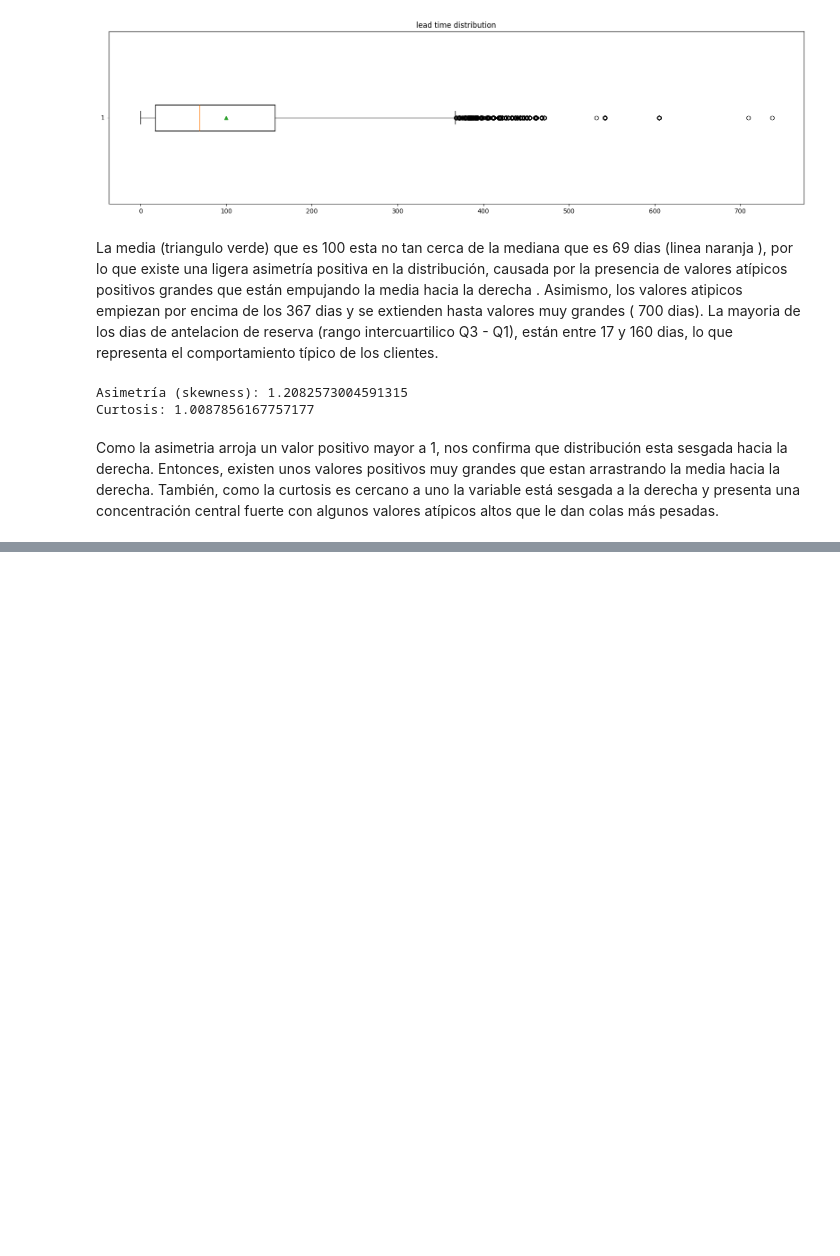
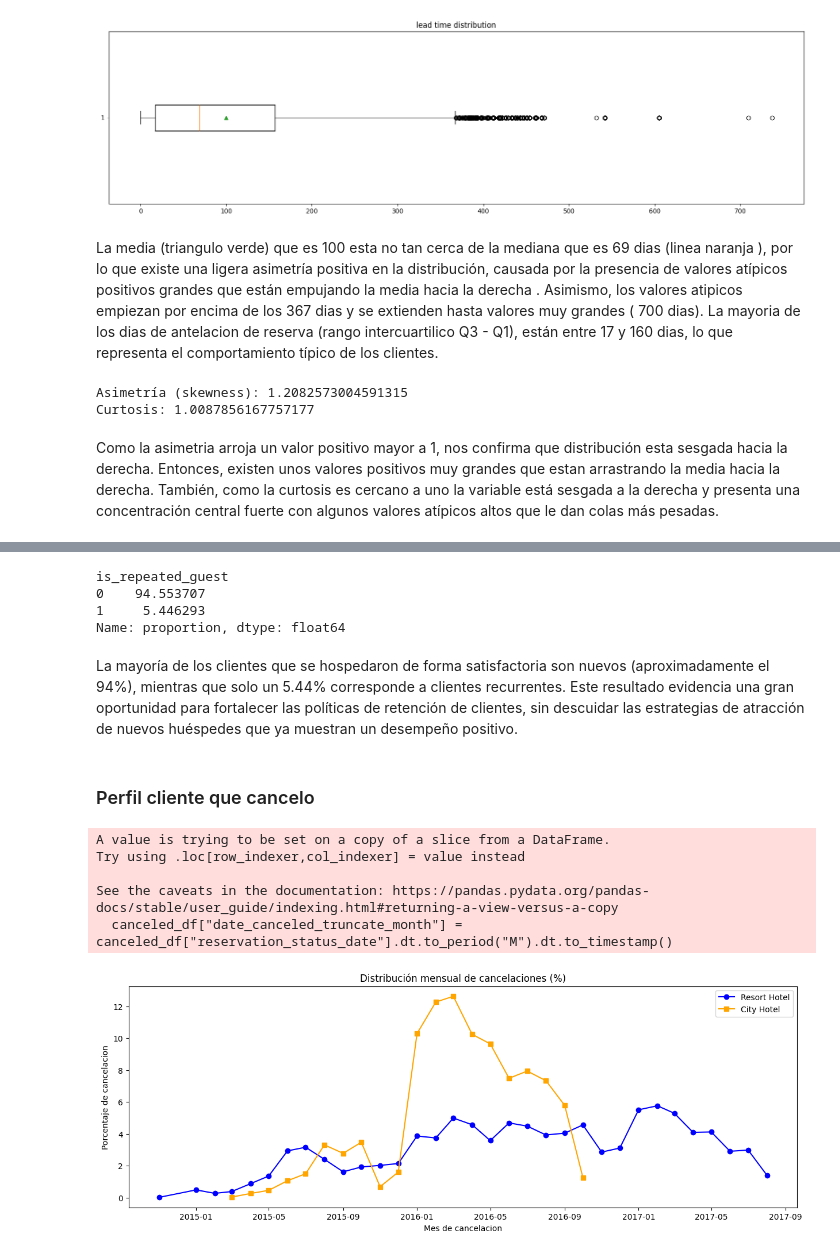
Before and after one commit to leodie1615/taller1, a Jupyter notebook: taller1_final.ipynb, the cells around one changed output, grey strips where cells are left out. Saved outputs shown, nothing was run; the diff lists cells and outputs as text; code cells hidden in the pictures; blank space fills up the shorter version.

```diff
--- a/taller1_final.ipynb
+++ b/taller1_final.ipynb
@@ -238,0 +445,42 @@ También, como la curtosis es cercano a uno la variable está sesgada a la derec
+# %%
+checkout_df["is_repeated_guest"].value_counts(dropna=False, normalize=True)*100
+# %% [output]
+is_repeated_guest
+0    94.553707
+1     5.446293
+Name: proportion, dtype: float64
+# %% [markdown]
+La mayoría de los clientes que se hospedaron de forma satisfactoria son nuevos (aproximadamente el 94%), mientras que solo un 5.44% corresponde a clientes recurrentes. Este resultado evidencia una gran oportunidad para fortalecer las políticas de retención de clientes, sin descuidar las estrategias de atracción de nuevos huéspedes que ya muestran un desempeño positivo.
+# %% [markdown]
+### Perfil cliente que cancelo
+# %%
+# Filtrar solo huéspedes que cancelaron su estadía
+canceled_df= reservation_df_clean[reservation_df_clean["reservation_status"] == "Canceled"]
+
+# truncar la fecha del cancelamiento al primer dia del mes para realizar analisis
+canceled_df["date_canceled_truncate_month"] = canceled_df["reservation_status_date"].dt.to_period("M").dt.to_timestamp()
+canceled_df_resort = canceled_df[canceled_df["hotel"]=="Resort Hotel"]["date_canceled_truncate_month"].value_counts(normalize=True).sort_index() * 100
+canceled_df_hotel= canceled_df[canceled_df["hotel"]=="City Hotel"]["date_canceled_truncate_month"].value_counts(normalize=True).sort_index() * 100
+plt.figure(figsize=(15,5))
+
+# Línea para Resort Hotel
+plt.plot(canceled_df_resort.index, canceled_df_resort.values,
+         marker="o", linestyle="-", color="blue", label="Resort Hotel")
+
+# Línea para City Hotel
+plt.plot(canceled_df_hotel.index, canceled_df_hotel.values,
+         marker="s", linestyle="-", color="orange", label="City Hotel")
+
+# Personalización
+plt.title("Distribución mensual de cancelaciones (%)")
+plt.xlabel("Mes de cancelacion")
+plt.ylabel("Porcentaje de cancelacion")
+plt.legend()
+plt.show()
+# %% [output]
+A value is trying to be set on a copy of a slice from a DataFrame.
+Try using .loc[row_indexer,col_indexer] = value instead
+
+See the caveats in the documentation: https://pandas.pydata.org/pandas-docs/stable/user_guide/indexing.html#returning-a-view-versus-a-copy
+  canceled_df["date_canceled_truncate_month"] = canceled_df["reservation_status_date"].dt.to_period("M").dt.to_timestamp()
+[figure, added]
```
Also changed, not shown: parts of 32 cells of this notebook.
